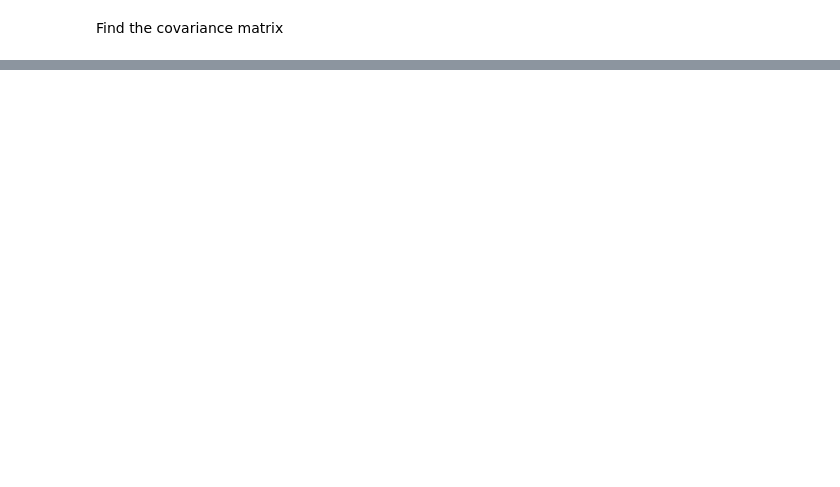
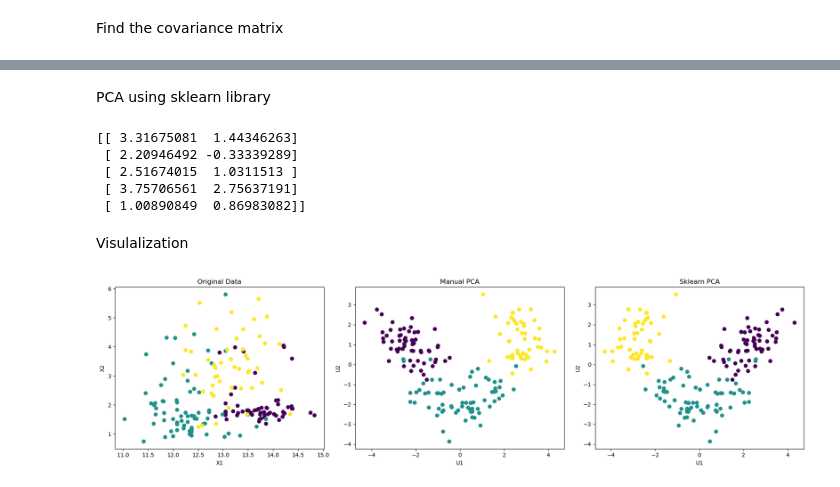
Before and after one commit to HarshiniPR/Mathematics-for-ML, a Jupyter notebook: PCA.ipynb, the cells around one changed output, grey strips where cells are left out. Cells and saved outputs as stored; diff of their text form; code cells hidden in the pictures; blank space fills up the shorter version.

```diff
--- a/PCA.ipynb
+++ b/PCA.ipynb
@@ -60,0 +79,6 @@ cov_matrix=np.dot(standard_x.T,standard_x)/(x.shape[0]-1)
+# %%
+i = np.argsort(eigenvalues)[::-1]
+eigenvalues = eigenvalues[i]
+eigenvectors = eigenvectors[:, i]
+print("Sorted eigenvalues:",np.round(eigenvalues,2))
+print("Sorted eigenvectors:",np.round(eigenvectors,2))
@@ -60,0 +105,4 @@ cov_matrix=np.dot(standard_x.T,standard_x)/(x.shape[0]-1)
+# %%
+m = 2
+print(eigenvectors[:,:m].shape)
+print("Top 2 Eigenvectors:\n", np.round(eigenvectors[:, :m], 2))
@@ -60,0 +127,4 @@ cov_matrix=np.dot(standard_x.T,standard_x)/(x.shape[0]-1)
+# %%
+pca=np.dot(standard_x, eigenvectors[:,:m])
+print("PCA Matrix Dimensions:",pca.shape)
+print("Projected Data:\n",pca[:5])
@@ -60,0 +139,42 @@ cov_matrix=np.dot(standard_x.T,standard_x)/(x.shape[0]-1)
+# %% [markdown]
+PCA using sklearn library
+# %%
+from sklearn.decomposition import PCA
+from sklearn.preprocessing import StandardScaler
+X_std = StandardScaler().fit_transform(x)  # standardization (mean=0, std=1)
+pca_sk = PCA(n_components=2)
+pca_sklearn = pca_sk.fit_transform(X_std)
+print(pca_sklearn[:5])
+# %% [output]
+[[ 3.31675081  1.44346263]
+ [ 2.20946492 -0.33339289]
+ [ 2.51674015  1.0311513 ]
+ [ 3.75706561  2.75637191]
+ [ 1.00890849  0.86983082]]
+# %% [markdown]
+Visulalization
+# %%
+fig, axes = plt.subplots(1, 3, figsize=(18, 5))
+
+# Before PCA
+axes[0].scatter(x[:, 0], x[:, 1], c=y, cmap='viridis', s=40)
+axes[0].set_title("Original Data")
+axes[0].set_xlabel("X1")
+axes[0].set_ylabel("X2")
+
+# Manual PCA
+axes[1].scatter(pca[:, 0], pca[:, 1], c=y, cmap='viridis', s=40)
+axes[1].set_title("Manual PCA")
+axes[1].set_xlabel("U1")
+axes[1].set_ylabel("U2")
+
+# Sklearn PCA
+axes[2].scatter(pca_sklearn[:, 0], pca_sklearn[:, 1], c=y, cmap='viridis', s=40)
+axes[2].set_title("Sklearn PCA")
+axes[2].set_xlabel("U1")
+axes[2].set_ylabel("U2")
+
+plt.tight_layout()
+plt.show()
+# %% [output]
+[figure, added]
```
Also changed, not shown: parts of 10 cells of this notebook.
